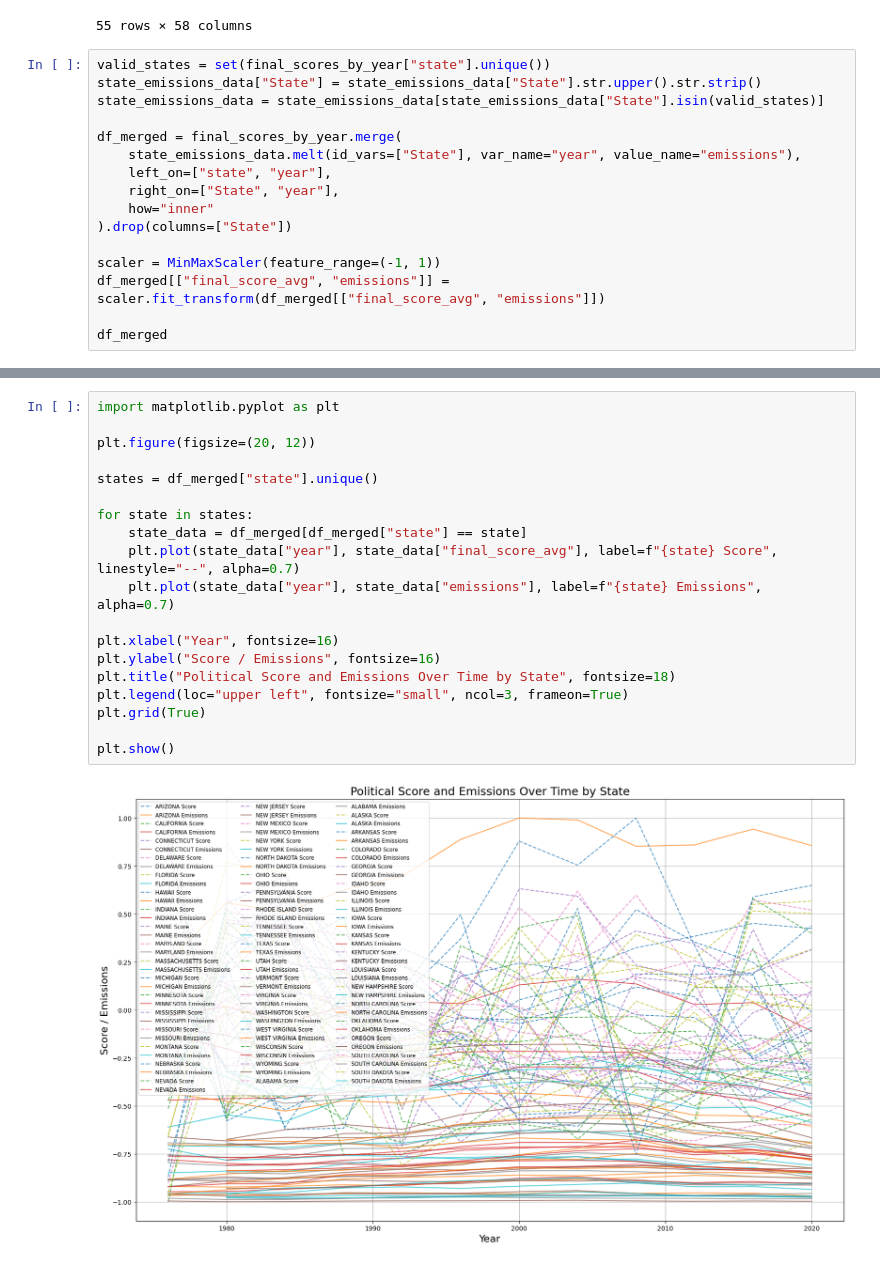
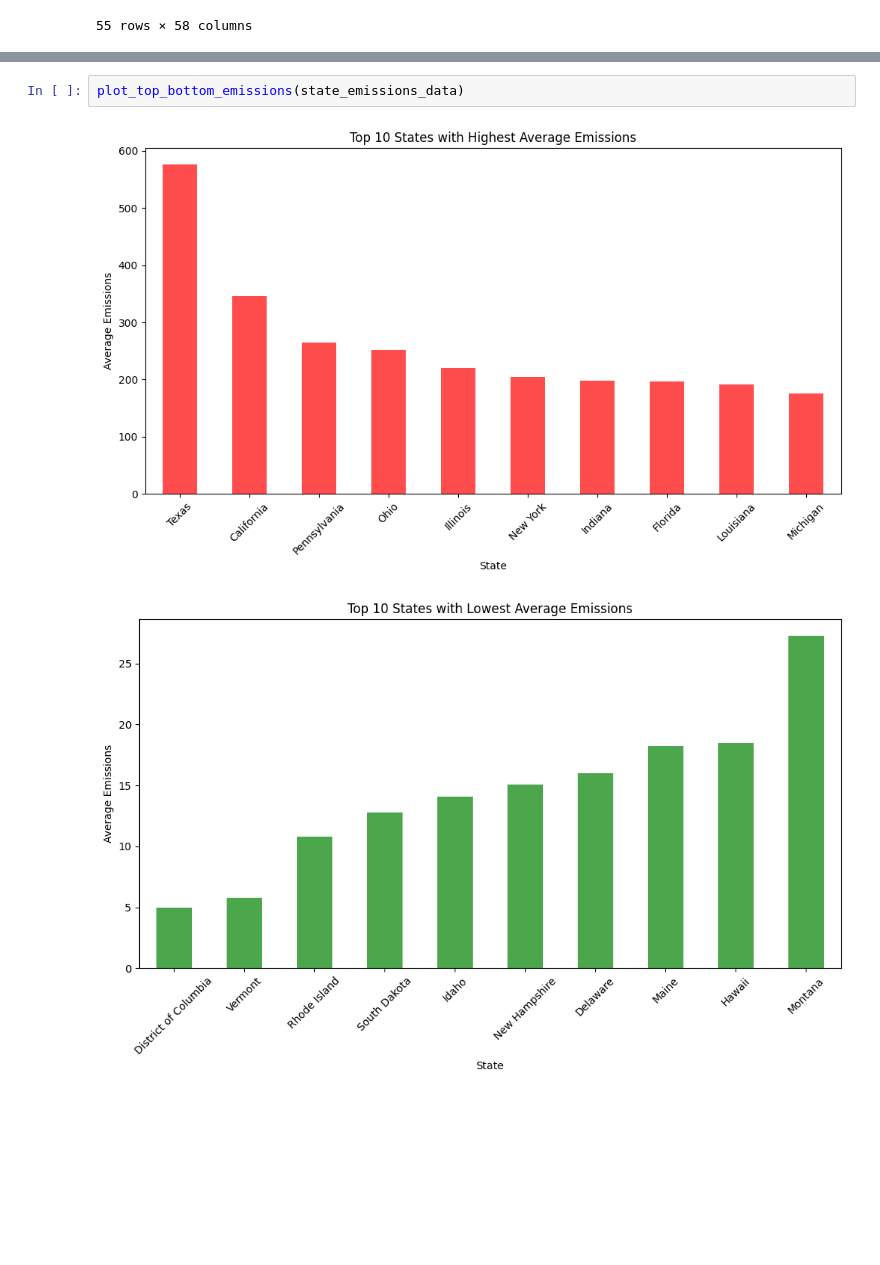
Before and after one commit to AyalYakobe/AirPollutionByPolitics, a Jupyter notebook: overview.ipynb, the cells around one changed output, grey strips where cells are left out. Drawn from its saved outputs; the diff is of its cells as text; blank space fills up the shorter version.

```diff
--- a/overview.ipynb
+++ b/overview.ipynb
@@ -211,19 +281,3 @@ state_emissions_data
 | 53 | NaN | NaN | NaN | NaN | NaN | NaN | NaN | NaN | NaN | NaN | ... | ... |
 | 54 | NaN | NaN | NaN | NaN | NaN | NaN | NaN | NaN | NaN | NaN | ... | ... |
 55 rows × 58 columns
-# %%
-valid_states = set(final_scores_by_year["state"].unique())
-state_emissions_data["State"] = state_emissions_data["State"].str.upper().str.strip()
-state_emissions_data = state_emissions_data[state_emissions_data["State"].isin(valid_states)]
-
-df_merged = final_scores_by_year.merge(
-    state_emissions_data.melt(id_vars=["State"], var_name="year", value_name="emissions"),
-    left_on=["state", "year"],
-    right_on=["State", "year"],
-    how="inner"
-).drop(columns=["State"])
-
-scaler = MinMaxScaler(feature_range=(-1, 1))
-df_merged[["final_score_avg", "emissions"]] = scaler.fit_transform(df_merged[["final_score_avg", "emissions"]])
-
-df_merged
@@ -244,21 +284,5 @@ df_merged
-# %%
-import matplotlib.pyplot as plt
-
-plt.figure(figsize=(20, 12))
-
-states = df_merged["state"].unique()
-
-for state in states:
-    state_data = df_merged[df_merged["state"] == state]
-    plt.plot(state_data["year"], state_data["final_score_avg"], label=f"{state} Score", linestyle="--", alpha=0.7)
-    plt.plot(state_data["year"], state_data["emissions"], label=f"{state} Emissions", alpha=0.7)
-
-plt.xlabel("Year", fontsize=16)
-plt.ylabel("Score / Emissions", fontsize=16)
-plt.title("Political Score and Emissions Over Time by State", fontsize=18)
-plt.legend(loc="upper left", fontsize="small", ncol=3, frameon=True)
-plt.grid(True)
-
-plt.show()
-# %% [output]
-[figure, removed]
+# %%
+plot_top_bottom_emissions(state_emissions_data)
+# %% [output]
+[figure, added]
+[figure, added]
```
Also changed, not shown: parts of 13 cells of this notebook, 1 other file.
